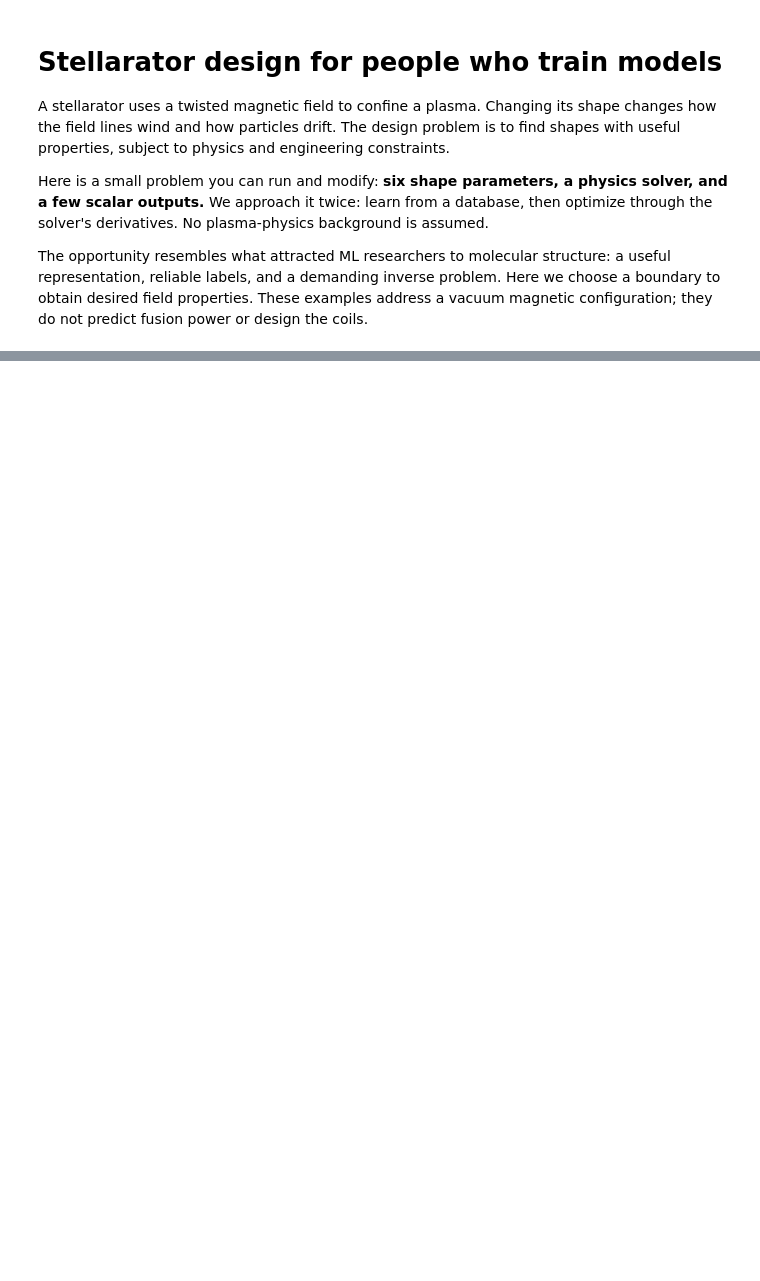
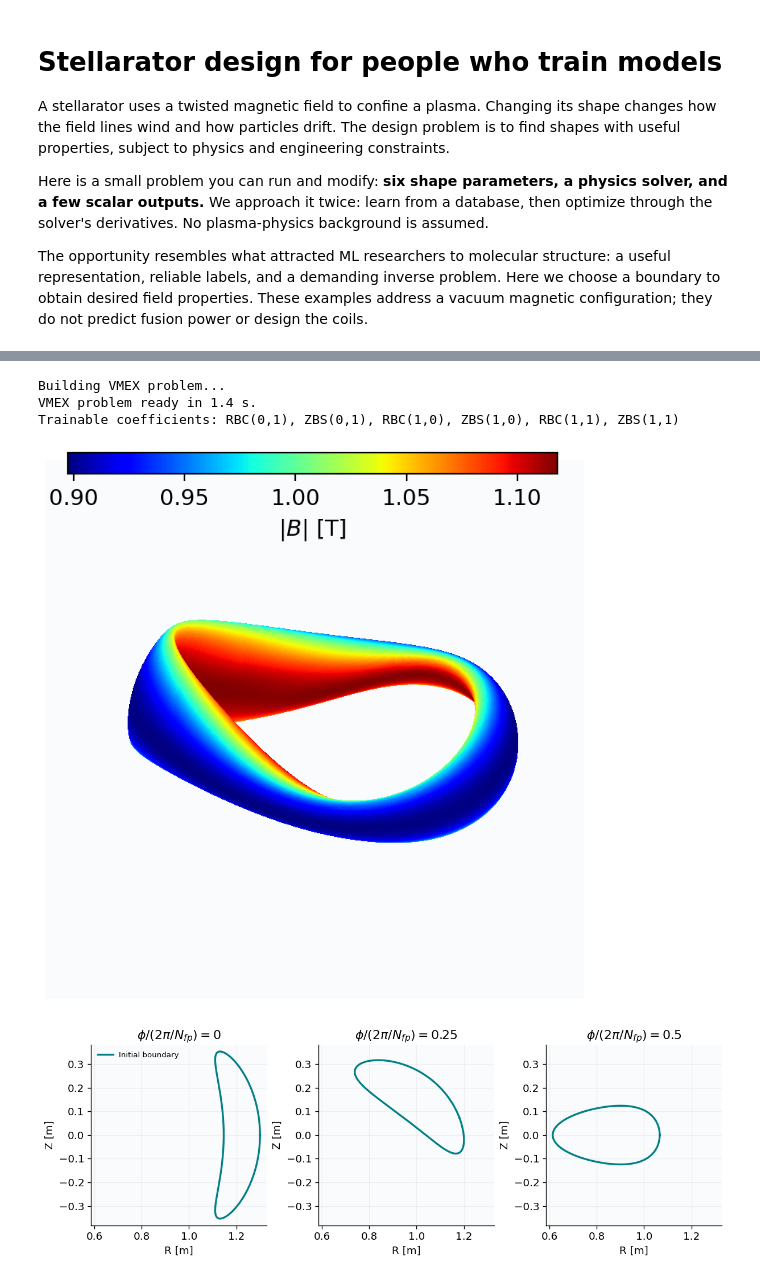
Before and after one commit to uwplasma/vmex, a Jupyter notebook: examples/machine_learning/stellarator_optimization.ipynb, the cells around one changed output, grey strips where cells are left out. Drawn from its saved outputs; the diff is of its cells as text; code cells hidden in the pictures; blank space fills up the shorter version.

Commit message:
Make the ML notebook standalone on main and simplify example APIs

```diff
--- a/examples/machine_learning/stellarator_optimization.ipynb
+++ b/examples/machine_learning/stellarator_optimization.ipynb
@@ -361,0 +45,17 @@ If you send this notebook to someone: the plots are the starting point; ask them
+# %%
+DOF_NAMES = ["RBC(0,1)", "ZBS(0,1)", "RBC(1,0)", "ZBS(1,0)", "RBC(1,1)", "ZBS(1,1)"]
+STEP = 0.003                       # metres per normalized parameter
+TARGETS = np.array([0.45, 6.0])    # mean iota, aspect ratio
+SCALES = np.array([0.05, 0.5])     # loss preferences, not error bars
+NS, MPOL, NTOR, FTOL = 21, 5, 5, 1e-12
+SOBOL_POWER, RANDOM_SEED = 6, 42   # 64 samples plus the seed
+ADAM_STEPS, LEARNING_RATE = 15, 0.15
+SURFACES = (0.25, 0.5, 0.75)
+LABEL_NAMES = ["mean_iota", "aspect_ratio", "qs_qa_total", "magnetic_well"]
+qs = opt.QuasisymmetryRatioResidual(SURFACES, helicity_m=1, helicity_n=0)
+
+seed = vj.VmecInput.from_file(REPO / "examples/data/input.LandremanPaul2021_QA_lowres")
+seed = replace(seed, lfreeb=False, pres_scale=0.0, ncurr=1, curtor=0.0,
+               ac=np.zeros_like(seed.ac), delt=0.5, ns_array=np.array([NS]),
+               ftol_array=np.array([FTOL]), niter_array=np.array([5000]))
+seed = seed.change_resolution(mpol=MPOL, ntor=NTOR, ntheta=2*MPOL+6, nzeta=2*NTOR+4)
@@ -361,0 +161,35 @@ If you send this notebook to someone: the plots are the starting point; ask them
+# %%
+def physical_labels(state, runtime):
+    """Return iota, aspect, QA residual and magnetic well in that order."""
+    return jnp.array([opt.mean_iota(state, runtime), opt.aspect_ratio(state, runtime),
+                      qs.total_state(state, runtime), opt.magnetic_well(state, runtime)])
+
+
+def physical_loss(state, runtime):
+    """Two target penalties, evaluated on the solved equilibrium."""
+    values = jnp.array([opt.mean_iota(state, runtime), opt.aspect_ratio(state, runtime)])
+    return 0.5*jnp.sum(((values-TARGETS)/SCALES)**2)
+# %%
+problem = opt.VmecProblem.from_loss(seed, physical_loss, max_mode=1,
+                                   use_ess=False, progress=True).subproblem(active=DOF_NAMES)
+x_seed = np.asarray(problem.x0)
+
+
+def solve(x, ns=NS):
+    """Independently solve a normalized boundary vector; reject failed solves."""
+    inp = replace(problem.input_from_x(x_seed+STEP*np.asarray(x)), ns_array=np.array([ns]))
+    return opt.solve_equilibrium(inp, raise_on_max_iterations=True)
+
+
+initial = solve(np.zeros(len(DOF_NAMES)))
+print("Trainable coefficients:", ", ".join(problem.dof_names))
+# %% [output]
+Building VMEX problem...
+VMEX problem ready in 1.4 s.
+Trainable coefficients: RBC(0,1), ZBS(0,1), RBC(1,0), ZBS(1,0), RBC(1,1), ZBS(1,1)
+# %%
+display(Image(filename=str(plot_boundary_3d(initial.wout, OUTPUT / "boundary.png")), width=620))
+show_sections([initial], ["Initial boundary"])
+# %% [output]
+[figure, added]
+[figure, added]
```
Also changed, not shown: parts of 43 cells of this notebook, 3 other files.
